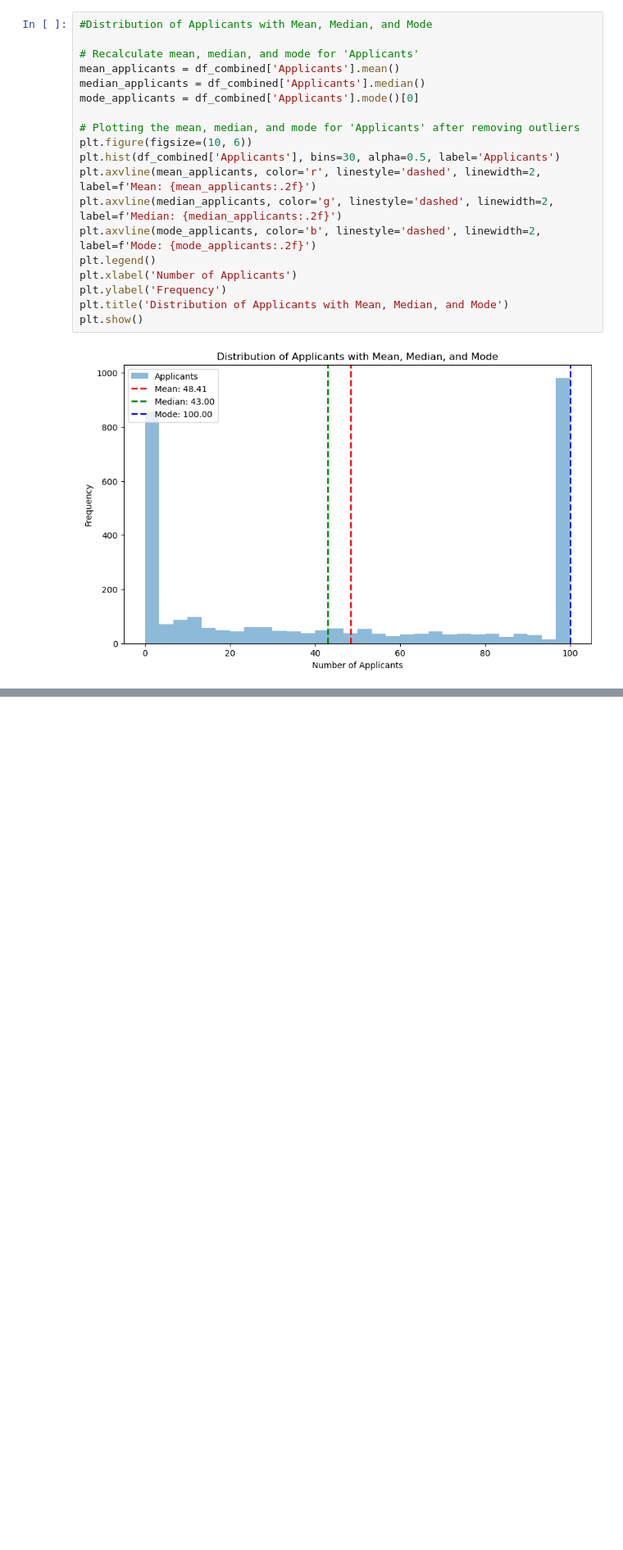
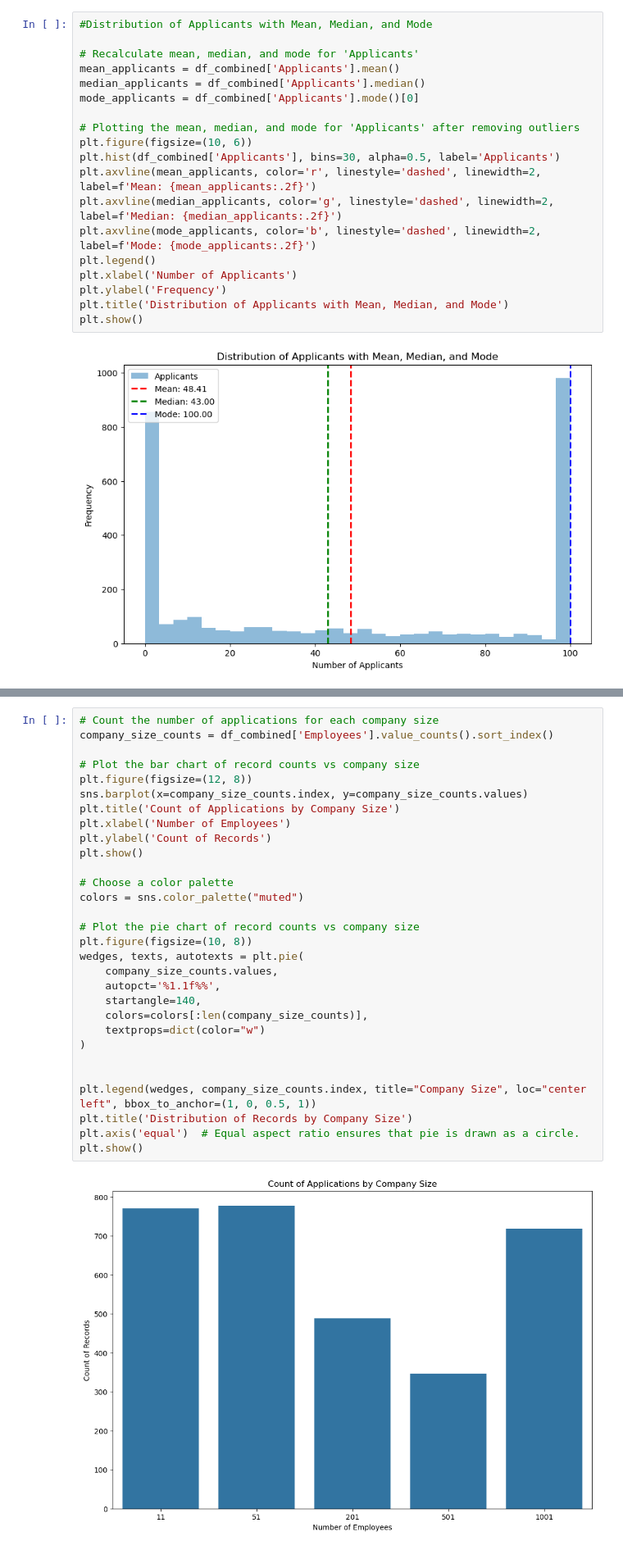
Before and after one commit to diamond-one/LinkedIn-Data-Jobs-Insights, a Jupyter notebook: DataCareerAnalysis.ipynb, the cells around one changed output, grey strips where cells are left out. Shown at 82% size. Saved outputs shown, nothing was run; the diff lists cells and outputs as text; blank space fills up the shorter version.

```diff
--- a/DataCareerAnalysis.ipynb
+++ b/DataCareerAnalysis.ipynb
@@ -710,0 +768,32 @@ plt.show()
+# %%
+# Count the number of applications for each company size
+company_size_counts = df_combined['Employees'].value_counts().sort_index()
+
+# Plot the bar chart of record counts vs company size
+plt.figure(figsize=(12, 8))
+sns.barplot(x=company_size_counts.index, y=company_size_counts.values)
+plt.title('Count of Applications by Company Size')
+plt.xlabel('Number of Employees')
+plt.ylabel('Count of Records')
+plt.show()
+
+# Choose a color palette
+colors = sns.color_palette("muted")
+
+# Plot the pie chart of record counts vs company size
+plt.figure(figsize=(10, 8))
+wedges, texts, autotexts = plt.pie(
+    company_size_counts.values,
+    autopct='%1.1f%%',
+    startangle=140,
+    colors=colors[:len(company_size_counts)],
+    textprops=dict(color="w")
+)
+
+
+plt.legend(wedges, company_size_counts.index, title="Company Size", loc="center left", bbox_to_anchor=(1, 0, 0.5, 1))
+plt.title('Distribution of Records by Company Size')
+plt.axis('equal')  # Equal aspect ratio ensures that pie is drawn as a circle.
+plt.show()
+# %% [output]
+[figure, added]
```
Also changed, not shown: parts of 9 cells of this notebook.
